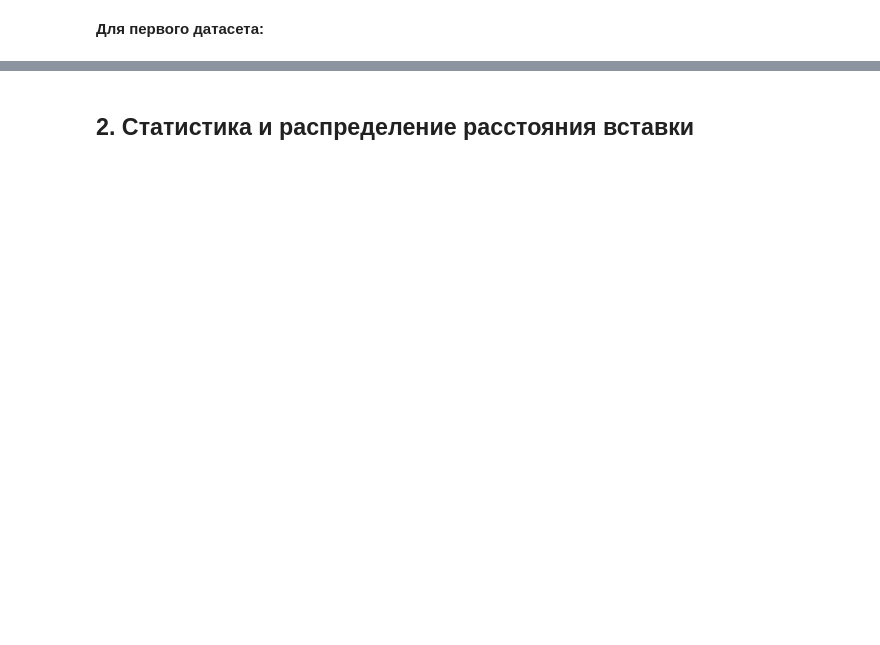
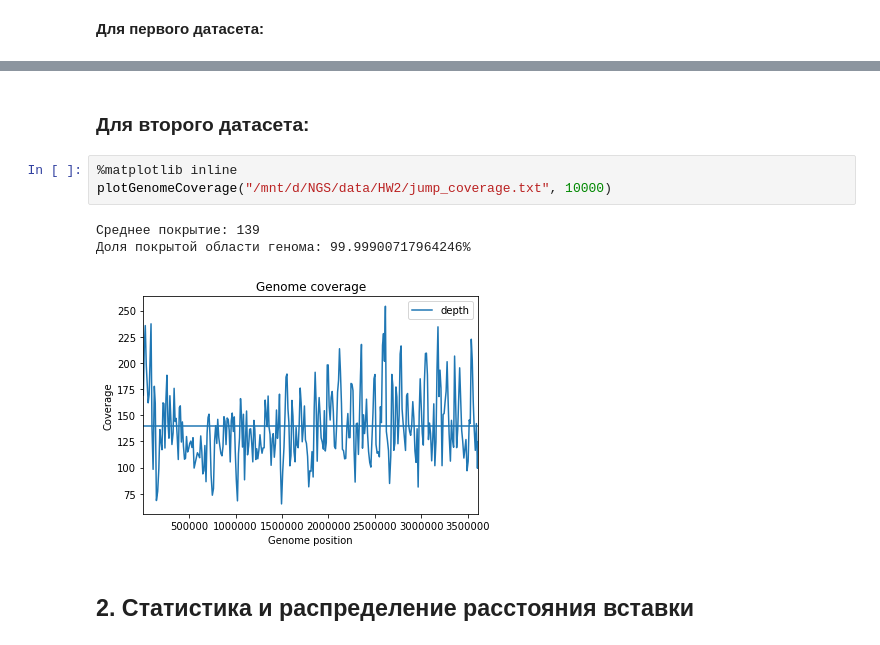
Before and after one commit to vkpankov/BioInfML, a Jupyter notebook: NGS/HW2.ipynb, the cells around one changed output, grey strips where cells are left out. Cells and saved outputs as stored; diff of their text form; blank space fills up the shorter version.

```diff
--- a/NGS/HW2.ipynb
+++ b/NGS/HW2.ipynb
@@ -43,3 +49,12 @@ plotGenomeCoverage("data/HW2/test/frag_coverage.txt", 10000)
+# %% [markdown]
+### Для второго датасета:
+# %%
+%matplotlib inline
+plotGenomeCoverage("/mnt/d/NGS/data/HW2/jump_coverage.txt", 10000)
+# %% [output]
+Среднее покрытие: 139
+Доля покрытой области генома: 99.99900717964246%
+[figure, added]
 # %% [markdown]
 ## 2. Статистика и распределение расстояния вставки
 # %% [markdown]
```
Also changed, not shown: parts of 16 cells of this notebook.
